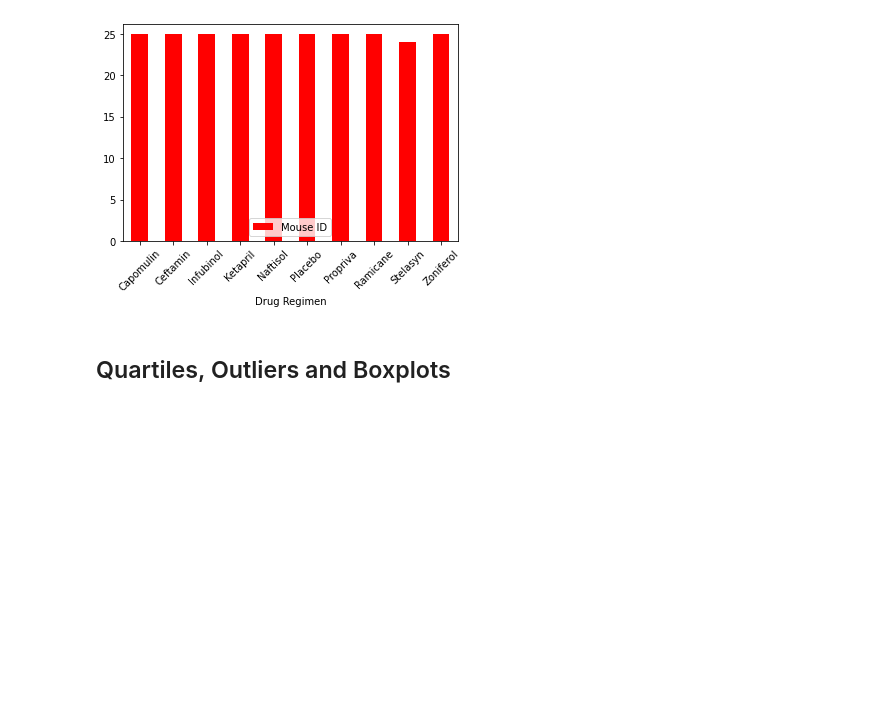
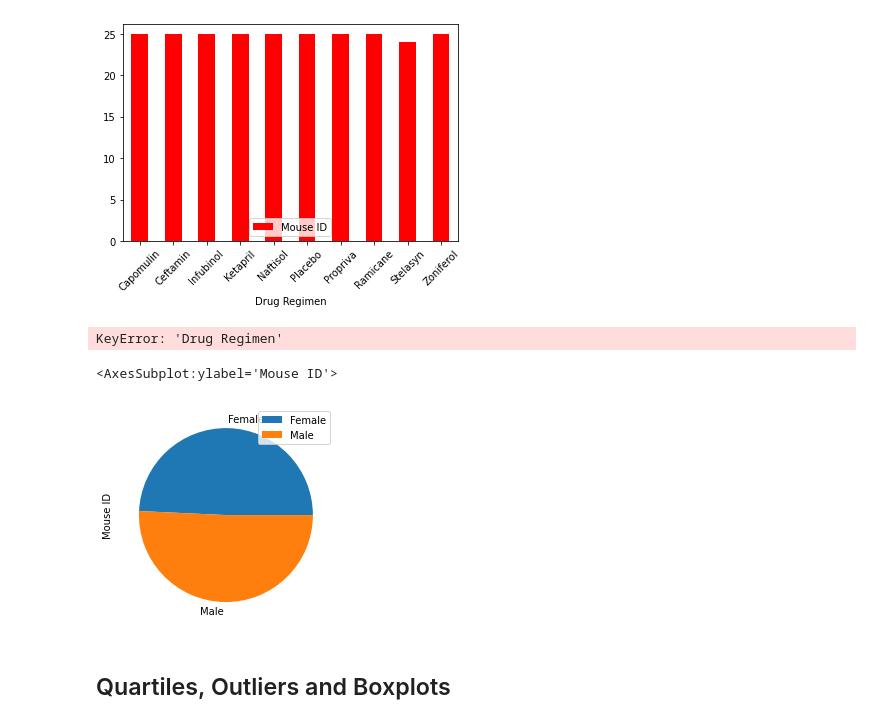
Before and after one commit to ZKeller22/UCI-Homework-Keller, a Jupyter notebook: matplotlib-challenge/Pymaceuticals/pymaceuticals_starter.ipynb, the cells around one changed output. Drawn from its saved outputs; the diff is of its cells as text; code cells hidden in the pictures; blank space fills up the shorter version.

```diff
--- a/matplotlib-challenge/Pymaceuticals/pymaceuticals_starter.ipynb
+++ b/matplotlib-challenge/Pymaceuticals/pymaceuticals_starter.ipynb
@@ -138,8 +138,19 @@ mouse_unique_drug.plot.bar(color='r', legend = "best",rot=45)
 [figure]
 # %%
 # Generate a bar plot showing the total number of unique mice tested on each drug regimen using pyplot.
+drug_count = mouse_unique_drug.values.tolist()
+drug_name = mouse_unique_drug['Drug Regimen'].values.tolist()
+drug_name
+# %% [output]
+KeyError: 'Drug Regimen'
 # %%
 # Generate a pie plot showing the distribution of female versus male mice using pandas
+gender_df = data[["Sex", "Mouse ID"]].groupby(["Sex"])
+gender_df = gender_df.count()
+gender_df.plot.pie(y = "Mouse ID", fig = (11,6))
+# %% [output]
+<AxesSubplot:ylabel='Mouse ID'>
+[figure, added]
 # %%
 # Generate a pie plot showing the distribution of female versus male mice using pyplot
 # %% [markdown]
```
Also changed, not shown: parts of 1 cell of this notebook, 1 other file.
